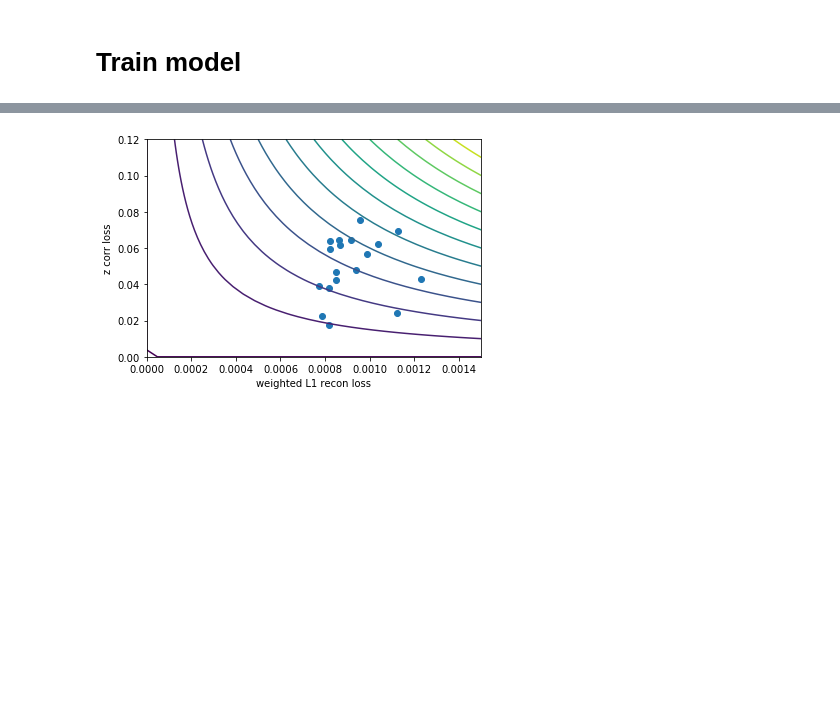
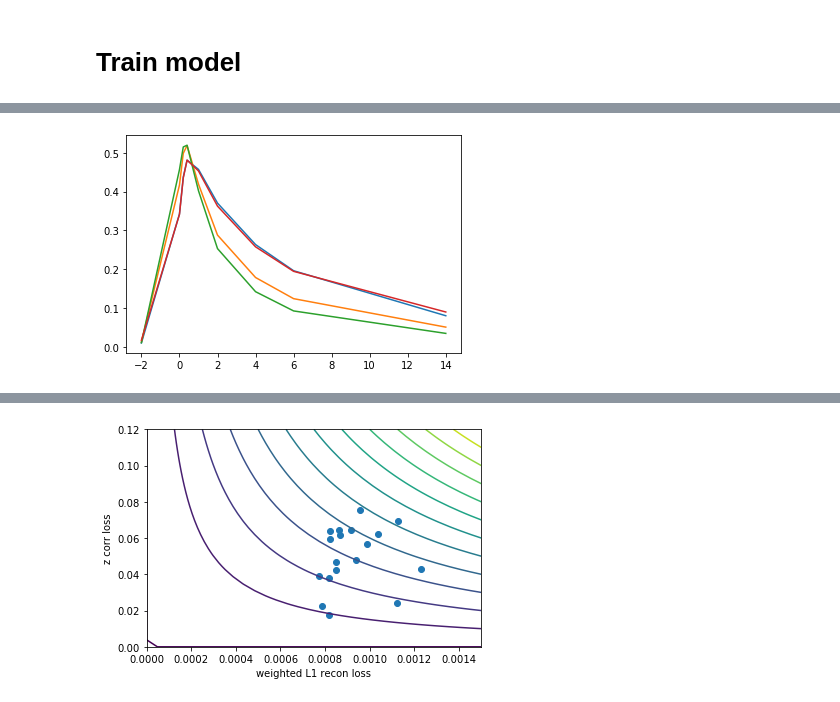
Before and after one commit to arya1080/spectral_autoencoder, a Jupyter notebook: spectral_autoencoder.ipynb, the cells around one changed output, grey strips where cells are left out. Drawn from its saved outputs; the diff is of its cells as text; code cells hidden in the pictures; blank space fills up the shorter version.

```diff
--- a/spectral_autoencoder.ipynb
+++ b/spectral_autoencoder.ipynb
@@ -507,0 +573,5 @@ torch.Size([25, 681, 406, 9])
+# %%
+plt.plot(tau,np.median(w,axis=0))
+plt.show()
+# %% [output]
+[figure, added]
```
Also changed, not shown: parts of 12 cells of this notebook.
